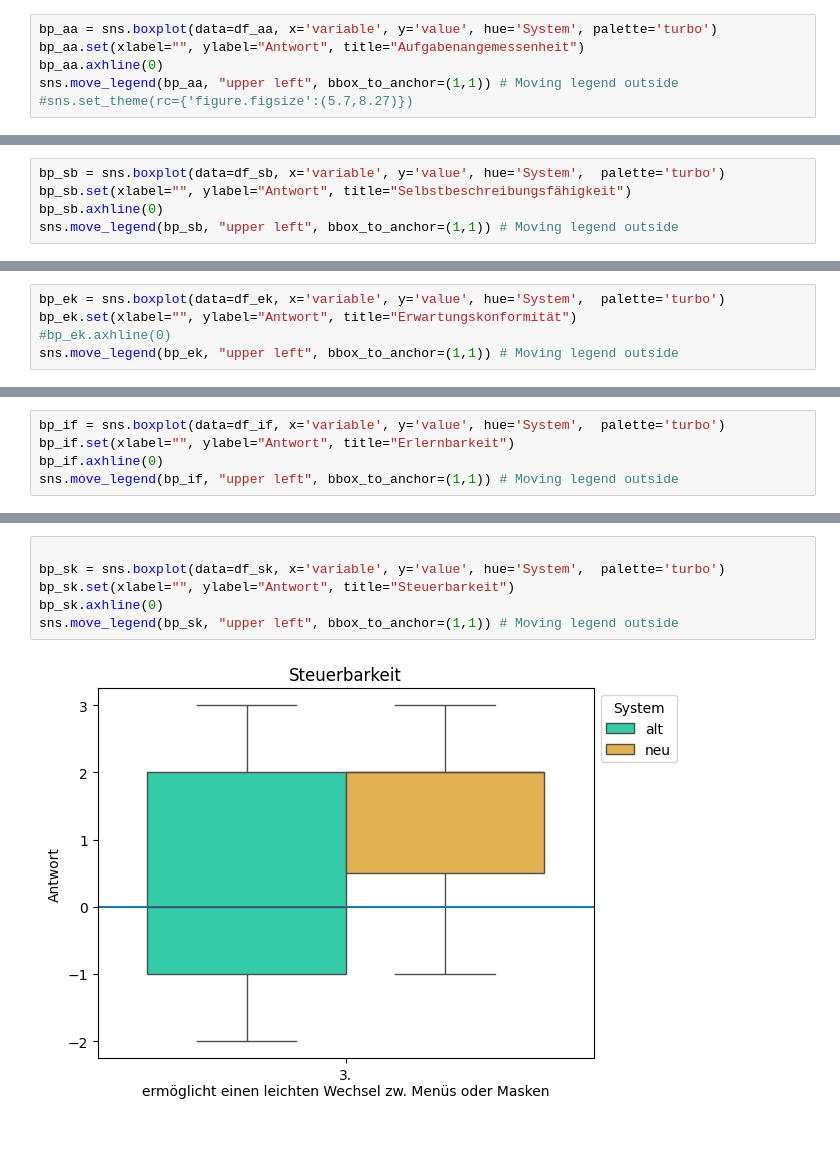
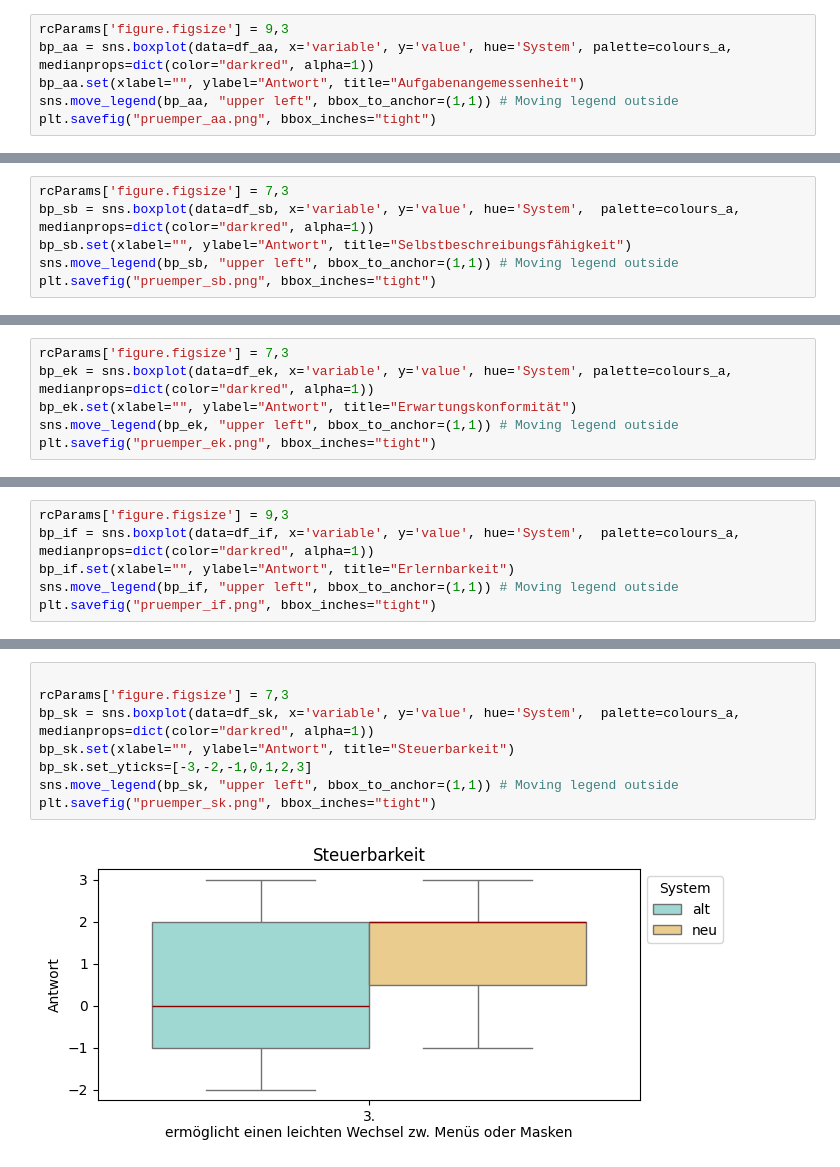
Before and after one commit to sxndrx-cxlxnx/h_da_B7-Bachelorarbeit, a Jupyter notebook: Diagramme/diagramm.ipynb, the cells around one changed output, grey strips where cells are left out. Cells and saved outputs as stored; diff of their text form; blank space fills up the shorter version.

```diff
--- a/Diagramme/diagramm.ipynb
+++ b/Diagramme/diagramm.ipynb
@@ -167,7 +189,7 @@ sns.move_legend(bp_all, "upper left", bbox_to_anchor=(1,1)) # Moving legend outs
 # %%
-bp_aa = sns.boxplot(data=df_aa, x='variable', y='value', hue='System', palette='turbo')
+rcParams['figure.figsize'] = 9,3
+bp_aa = sns.boxplot(data=df_aa, x='variable', y='value', hue='System', palette=colours_a, medianprops=dict(color="darkred", alpha=1))
 bp_aa.set(xlabel="", ylabel="Antwort", title="Aufgabenangemessenheit")
-bp_aa.axhline(0)
 sns.move_legend(bp_aa, "upper left", bbox_to_anchor=(1,1)) # Moving legend outside
-#sns.set_theme(rc={'figure.figsize':(5.7,8.27)})
+plt.savefig("pruemper_aa.png", bbox_inches="tight")
 # %% [output]
@@ -175,6 +197,7 @@ sns.move_legend(bp_aa, "upper left", bbox_to_anchor=(1,1)) # Moving legend outsi
 # %%
-bp_sb = sns.boxplot(data=df_sb, x='variable', y='value', hue='System',  palette='turbo')
+rcParams['figure.figsize'] = 7,3
+bp_sb = sns.boxplot(data=df_sb, x='variable', y='value', hue='System',  palette=colours_a, medianprops=dict(color="darkred", alpha=1))
 bp_sb.set(xlabel="", ylabel="Antwort", title="Selbstbeschreibungsfähigkeit")
-bp_sb.axhline(0)
 sns.move_legend(bp_sb, "upper left", bbox_to_anchor=(1,1)) # Moving legend outside
+plt.savefig("pruemper_sb.png", bbox_inches="tight")
 # %% [output]
@@ -182,6 +205,7 @@ sns.move_legend(bp_sb, "upper left", bbox_to_anchor=(1,1)) # Moving legend outsi
 # %%
-bp_ek = sns.boxplot(data=df_ek, x='variable', y='value', hue='System',  palette='turbo')
+rcParams['figure.figsize'] = 7,3
+bp_ek = sns.boxplot(data=df_ek, x='variable', y='value', hue='System', palette=colours_a, medianprops=dict(color="darkred", alpha=1))
 bp_ek.set(xlabel="", ylabel="Antwort", title="Erwartungskonformität")
-#bp_ek.axhline(0)
 sns.move_legend(bp_ek, "upper left", bbox_to_anchor=(1,1)) # Moving legend outside
+plt.savefig("pruemper_ek.png", bbox_inches="tight")
 # %% [output]
@@ -189,6 +213,7 @@ sns.move_legend(bp_ek, "upper left", bbox_to_anchor=(1,1)) # Moving legend outsi
 # %%
-bp_if = sns.boxplot(data=df_if, x='variable', y='value', hue='System',  palette='turbo')
+rcParams['figure.figsize'] = 9,3
+bp_if = sns.boxplot(data=df_if, x='variable', y='value', hue='System',  palette=colours_a, medianprops=dict(color="darkred", alpha=1))
 bp_if.set(xlabel="", ylabel="Antwort", title="Erlernbarkeit")
-bp_if.axhline(0)
 sns.move_legend(bp_if, "upper left", bbox_to_anchor=(1,1)) # Moving legend outside
+plt.savefig("pruemper_if.png", bbox_inches="tight")
 # %% [output]
@@ -196,8 +221,10 @@ sns.move_legend(bp_if, "upper left", bbox_to_anchor=(1,1)) # Moving legend outsi
 # %%
 
-bp_sk = sns.boxplot(data=df_sk, x='variable', y='value', hue='System',  palette='turbo')
+rcParams['figure.figsize'] = 7,3
+bp_sk = sns.boxplot(data=df_sk, x='variable', y='value', hue='System',  palette=colours_a, medianprops=dict(color="darkred", alpha=1))
 bp_sk.set(xlabel="", ylabel="Antwort", title="Steuerbarkeit")
-bp_sk.axhline(0)
+bp_sk.set_yticks=[-3,-2,-1,0,1,2,3]
 sns.move_legend(bp_sk, "upper left", bbox_to_anchor=(1,1)) # Moving legend outside
+plt.savefig("pruemper_sk.png", bbox_inches="tight")
 # %% [output]
-[figure, old version]
+[figure, new version]
```
Also changed, not shown: parts of 9 cells of this notebook, 11 other files.
